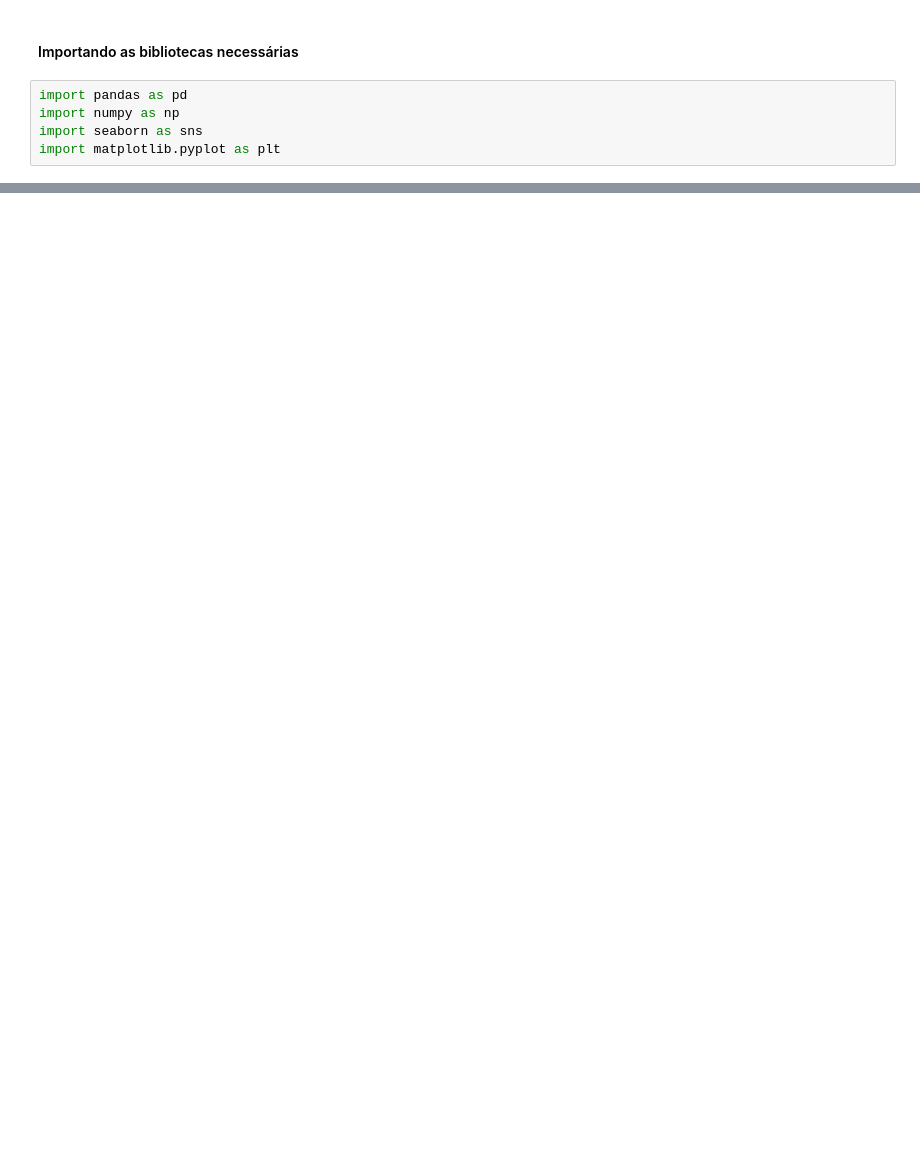
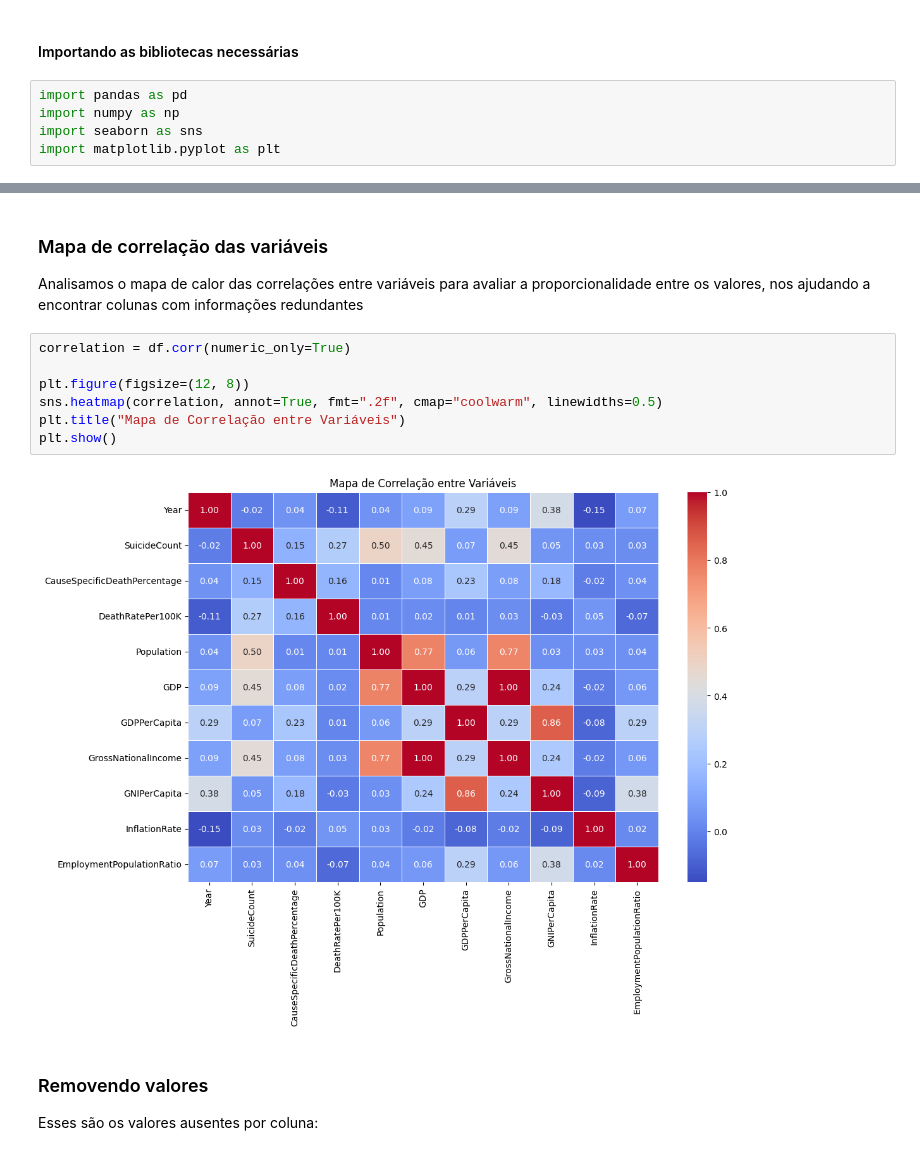
Before and after one commit to PETCC-UFRN/data-pet, a Jupyter notebook: SuicideRates/LimpezaSuicideRates.ipynb, the cells around one changed output, grey strips where cells are left out. Cells and saved outputs as stored; diff of their text form; blank space fills up the shorter version.

```diff
--- a/SuicideRates/LimpezaSuicideRates.ipynb
+++ b/SuicideRates/LimpezaSuicideRates.ipynb
@@ -57,0 +108,17 @@ df = df.replace(np.nan, 0)
+# %% [markdown]
+### Mapa de correlação das variáveis
+
+Analisamos o mapa de calor das correlações entre variáveis para avaliar a proporcionalidade entre os valores, nos ajudando a encontrar colunas com informações redundantes
+# %%
+correlation = df.corr(numeric_only=True)
+
+plt.figure(figsize=(12, 8))
+sns.heatmap(correlation, annot=True, fmt=".2f", cmap="coolwarm", linewidths=0.5)
+plt.title("Mapa de Correlação entre Variáveis")
+plt.show()
+# %% [output]
+[figure, added]
+# %% [markdown]
+### Removendo valores
+
+Esses são os valores ausentes por coluna:
```
Also changed, not shown: parts of 33 cells of this notebook.
